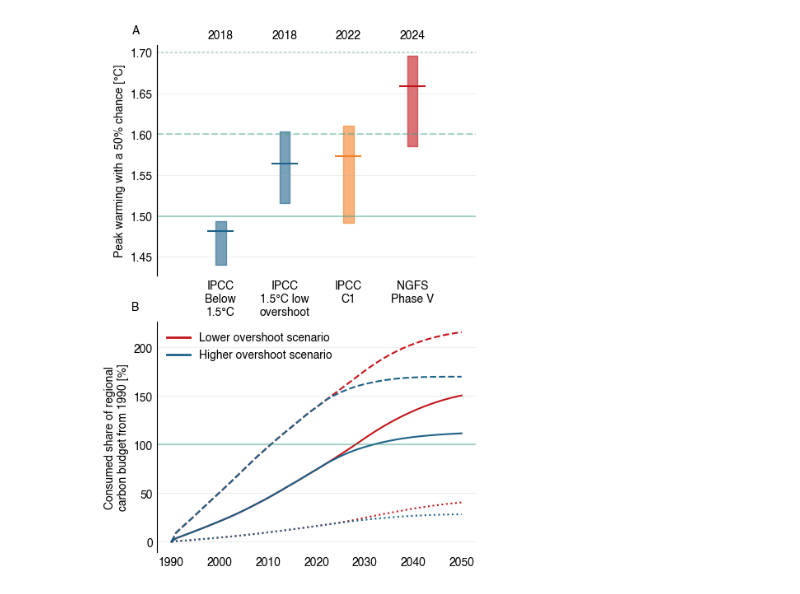
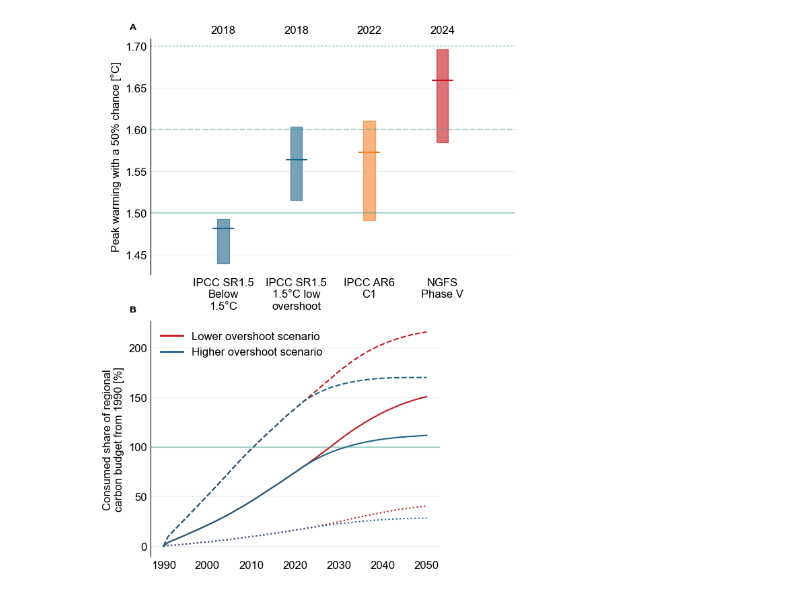
Before and after one commit to gaurav-ganti/2025_1p5_comment, a Jupyter notebook: assessment/03_plot_figure.ipynb, the cells around one changed output. Drawn from its saved outputs; the diff is of its cells as text; code cells hidden in the pictures.

Commit message:
Updated figure

```diff
--- a/assessment/03_plot_figure.ipynb
+++ b/assessment/03_plot_figure.ipynb
@@ -10,7 +10,8 @@ import matplotlib.transforms as mtransforms
 
 import numpy as np
 # %%
-plt.rcParams["font.family"] = "Helvetica"
+plt.rcParams["font.family"] = "Arial"
+plt.rcParams["font.size"] = 12
 # %%
 df_sr15 = pyam.IamDataFrame('data/01_sr15_data.xlsx')
 df_ar6 = pyam.IamDataFrame('data/01_ar6_data.xlsx')
@@ -43,10 +44,10 @@ def plot_range_max_eoc(df, qs, axs, loc, color):
 # %%
 fig, ax = plt.subplot_mosaic(
     [
-        ['a'],
-        ['b']
+        ['a', 'a', 'a', 'a', 'a'],
+        ['b', 'b', 'b', 'b', 'c']
     ],
-    figsize=(5,8),
+    figsize=(7,10),
 )
 
 # Panel a: Plot the range of peak warming outcomes
@@ -60,11 +61,11 @@ ax2.set_xlim([-0.5, 2])
 ax2.set_xticks([0, 0.5, 1, 1.5])
 ax2.set_xticklabels(
     [2018, 2018, 2022, 2024],
-    weight='bold'
+    #weight='bold'
 )
 ax['a'].set_xticks([0, 0.5, 1, 1.5])
 ax['a'].set_xticklabels(
-    ['IPCC\nBelow\n1.5°C', 'IPCC\n1.5°C low\novershoot', 'IPCC\nC1', 'NGFS\nPhase V']
+    ['IPCC SR1.5\nBelow\n1.5°C', 'IPCC SR1.5\n1.5°C low\novershoot', 'IPCC AR6\nC1', 'NGFS\nPhase V']
 )
 
 #ax['a'].xaxis.tick_top()
@@ -93,34 +94,40 @@ for scen in scen_color_map.keys():
     ).plot(color=scen_color_map[scen], ax=ax['b'])
     debt.filter(
         scenario=scen,
         region='R10AFRICA',
         year=range(1990, 2051)
     ).plot(color=scen_color_map[scen], ax=ax['b'], linestyle='dotted')
     debt.filter(
         scenario=scen,
         region='R10EUROPE',
         year=range(1990, 2051)
     ).plot(color=scen_color_map[scen], ax=ax['b'], linestyle='dashed')
 
 ax['b'].spines[['top', 'right', 'bottom']].set_visible(False)
 ax['b'].axhline(100, color='#31A18A', alpha=0.4)
 ax['b'].set_title('')
 ax['b'].set_xlabel('')
 ax['b'].grid(axis='y', alpha=0.2)
 ax['b'].tick_params(axis='both', which='both', length=0)
 
 custom_legend = [
     Line2D([0], [0], color='#C3161C', lw=2, label='Lower overshoot scenario'),
     Line2D([0], [0], color='#1E638A', lw=2, label='Higher overshoot scenario')
 ]
 ax['b'].legend(handles=custom_legend, framealpha=0)
 ax['b'].set_ylabel('Consumed share of regional\ncarbon budget from 1990 [%]')
+ax['c'].spines[['top', 'right', 'bottom', 'left']].set_visible(False)
+ax['c'].set_xticks([])
+ax['c'].set_yticks([])
+
 ## Subplot labels ##
 for label, a in ax.items():
+    if label=='c':
+        continue
     trans = mtransforms.ScaledTranslation(-22/72, 10/72, fig.dpi_scale_trans)
     a.text(0.0, 1.0, label.upper(), transform=a.transAxes + trans, weight='bold', fontsize=10)
 # %% [output]
-[figure, old version]
+[figure, new version]
 # %%
 fig.savefig('figure1.svg', dpi=300, bbox_inches='tight')
 fig.savefig('figure1.png', dpi=300, bbox_inches='tight')
```
Also changed, not shown: parts of 1 cell of this notebook.
